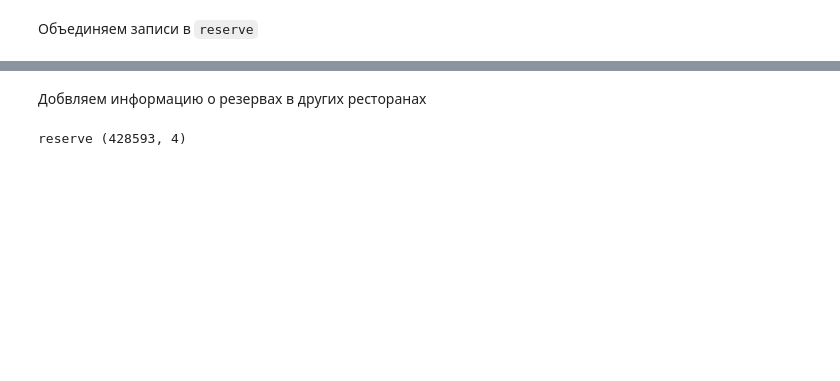
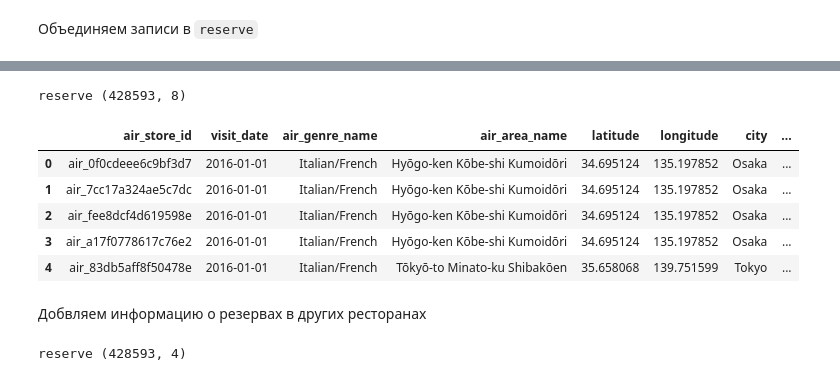
Before and after one commit to vlad-iakovlev/goose-restaurant, a Jupyter notebook: Reserve preparation.ipynb, the cells around one changed output, grey strips where cells are left out. Cells and saved outputs as stored; diff of their text form; code cells hidden in the pictures; blank space fills up the shorter version.

```diff
--- a/Reserve preparation.ipynb
+++ b/Reserve preparation.ipynb
@@ -75,3 +135,15 @@ data['reserve']['reserve_visitors'] = data['reserve']['reserve_visitors'].astype
+# %%
+print('reserve', data['reserve'].shape)
+
+data['reserve'].head()
+# %% [output]
+reserve (428593, 8)
+|  | air_store_id | visit_date | air_genre_name | air_area_name | latitude | longitude | city | ... |
+| 0 | air_0f0cdeee6c9bf3d7 | 2016-01-01 | Italian/French | Hyōgo-ken Kōbe-shi Kumoidōri | 34.695124 | 135.197852 | Osaka | ... |
+| 1 | air_7cc17a324ae5c7dc | 2016-01-01 | Italian/French | Hyōgo-ken Kōbe-shi Kumoidōri | 34.695124 | 135.197852 | Osaka | ... |
+| 2 | air_fee8dcf4d619598e | 2016-01-01 | Italian/French | Hyōgo-ken Kōbe-shi Kumoidōri | 34.695124 | 135.197852 | Osaka | ... |
+| 3 | air_a17f0778617c76e2 | 2016-01-01 | Italian/French | Hyōgo-ken Kōbe-shi Kumoidōri | 34.695124 | 135.197852 | Osaka | ... |
+| 4 | air_83db5aff8f50478e | 2016-01-01 | Italian/French | Tōkyō-to Minato-ku Shibakōen | 35.658068 | 139.751599 | Tokyo | ... |
 # %% [markdown]
 Добвляем информацию о резервах в других ресторанах
 # %%
```
Also changed, not shown: parts of 26 cells of this notebook, 4 other files.
